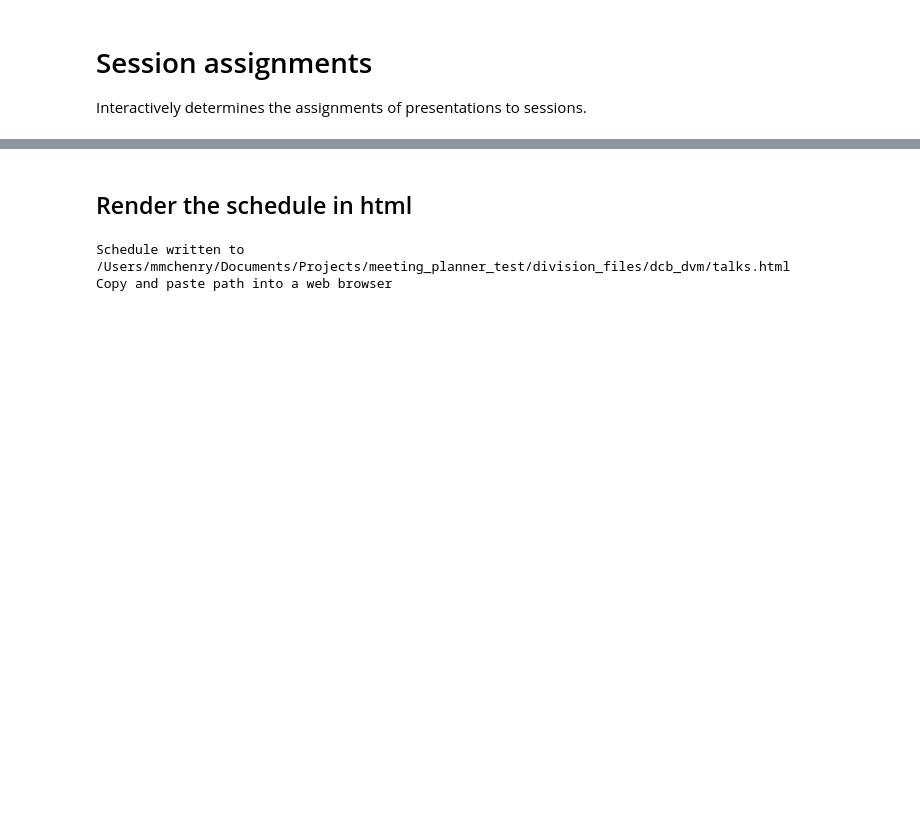
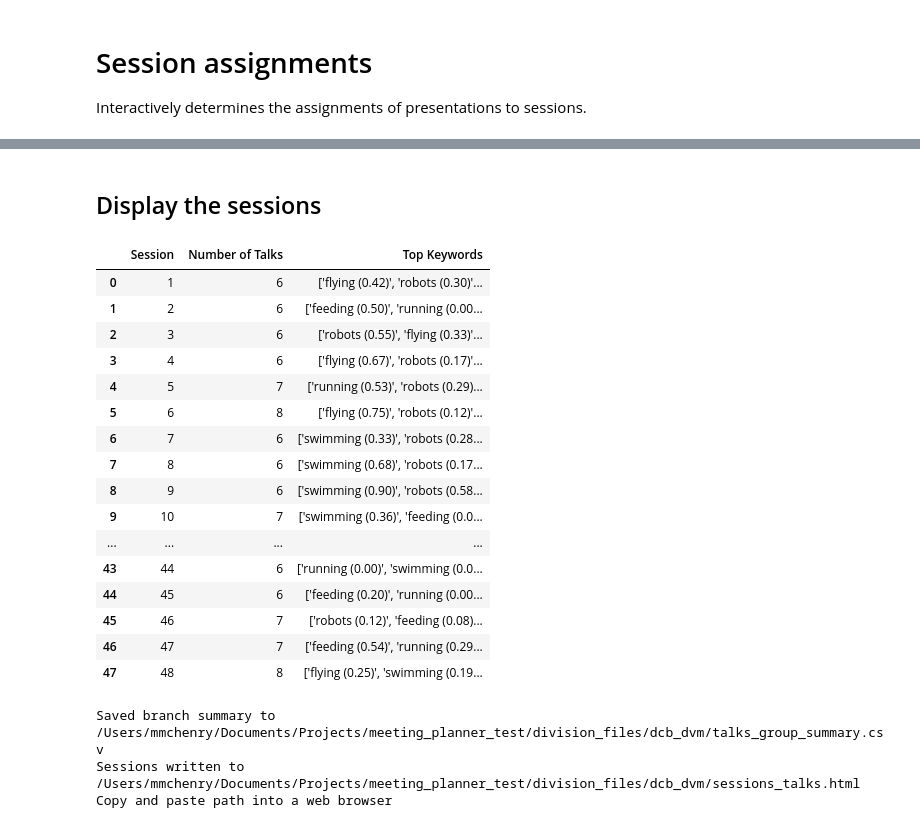
Before and after one commit to mmchenry/conference_planner, a Jupyter notebook: session_planner.ipynb, the cells around one changed output, grey strips where cells are left out. Saved outputs shown, nothing was run; the diff lists cells and outputs as text; code cells hidden in the pictures; blank space fills up the shorter version.

```diff
--- a/session_planner.ipynb
+++ b/session_planner.ipynb
@@ -9,6 +11,10 @@ division = 'dcb_dvm'
 
 # Presentations ('talks' or 'posters')
 presentation_type = 'talks'
+
+# Data type ('keywords' or 'similarity') used in hierarchical clustering
+# data_type = 'keywords'
+data_type = 'similarity'
 
 # Minimum and maximum number of presentations per session
 min_size = 6
@@ -40,16 +46,7 @@ else:
 # Custom packages
 import make_sessions as ms
 import compile_program as cp
-
-# Load abstract data for presentation type
-in_path = os.path.join(data_root,  presentation_type + '_ratings.csv')
-df = pd.read_csv(in_path)
-
-# Clear out any previous assignments and save a copy of the original data
-df['session_num']   = None
-df['talk_num']      = None
-df['major_group']   = None
-df.to_csv(os.path.join(data_root,  presentation_type + '_ratings.csv'), index=False)
+import network_analysis as na
 
 # Adjust table display setting
 pd.set_option('display.max_colwidth', None)
@@ -65,16 +64,18 @@ It is a good idea at this stage to zero out any keywords that are non-essential
 # %%
+# Find the cosine similarity between abstracts, save to _similarity.csv file
+na.calc_similarity(data_root, presentation_type=presentation_type, organization_level='group')
+
 # Run initial clustering
-df, distance_threshold = ms.run_hierarchical(data_root, data_type='similarity', presentation_type=presentation_type, min_size=16)
+Z, distance_threshold = ms.run_hierarchical(data_root,  presentation_type=presentation_type,
+                                            data_type=data_type,min_size=12)
 
 # Summarize the major keywords for each branch
-branch_summ = ms.summarize_branch_keywords(df, df_weights, num_keywords=9)
+ms.summarize_group_keywords(data_root, presentation_type=presentation_type, grouping_level='groups',
+                            num_keywords=9)
 
 # Plot dendrogram
-ms.plot_dendrogram(df, df_weights, distance_threshold)
-
-# Make complete dataframe for the division
-df_full = cp.merge_dataframes(df, data_root)
+ms.plot_dendrogram(Z, distance_threshold)
 
 # Output divisional schedule to html
-cp.list_branches_html(df_full, data_root, presentation_type, branch_summ, include_summary=True)
+cp.render_schedule_html(data_root, presentation_type, grouping_level='groups', include_summary=True)
 # %% [output]
@@ -106,8 +112,29 @@ df_full = cp.merge_dataframes(df, data_root)
-# %% [markdown]
-## Render the schedule in html
-# %%
-# Output divisional schedule to html
-cp.render_div_schedule_html(df_full, df, df_weights, data_root, presentation_type, include_summary=False, num_ratings=8, include_ratings=True)
-# %% [output]
-Schedule written to /Users/mmchenry/Documents/Projects/meeting_planner_test/division_files/dcb_dvm/talks.html
-Copy and paste path into a web browser
+# %% [markdown]
+## Display the sessions
+# %%
+# Summarize the major keywords for each session
+ms.summarize_group_keywords(data_root, presentation_type=presentation_type, grouping_level='session', num_keywords=9)
+
+# Output divisional schedule to html
+cp.render_schedule_html(data_root, presentation_type=presentation_type, grouping_level='sessions', include_summary=True)
+# %% [output]
+|  | Session | Number of Talks | Top Keywords |
+| 0 | 1 | 6 | ['flying (0.42)', 'robots (0.30)'... |
+| 1 | 2 | 6 | ['feeding (0.50)', 'running (0.00... |
+| 2 | 3 | 6 | ['robots (0.55)', 'flying (0.33)'... |
+| 3 | 4 | 6 | ['flying (0.67)', 'robots (0.17)'... |
+| 4 | 5 | 7 | ['running (0.53)', 'robots (0.29)... |
+| 5 | 6 | 8 | ['flying (0.75)', 'robots (0.12)'... |
+| 6 | 7 | 6 | ['swimming (0.33)', 'robots (0.28... |
+| 7 | 8 | 6 | ['swimming (0.68)', 'robots (0.17... |
+| 8 | 9 | 6 | ['swimming (0.90)', 'robots (0.58... |
+| 9 | 10 | 7 | ['swimming (0.36)', 'feeding (0.0... |
+| ... | ... | ... | ... |
+| 43 | 44 | 6 | ['running (0.00)', 'swimming (0.0... |
+| 44 | 45 | 6 | ['feeding (0.20)', 'running (0.00... |
+| 45 | 46 | 7 | ['robots (0.12)', 'feeding (0.08)... |
+| 46 | 47 | 7 | ['feeding (0.54)', 'running (0.29... |
+| 47 | 48 | 8 | ['flying (0.25)', 'swimming (0.19... |
+Saved branch summary to /Users/mmchenry/Documents/Projects/meeting_planner_test/division_files/dcb_dvm/talks_group_summary.csv
+Sessions written to /Users/mmchenry/Documents/Projects/meeting_planner_test/division_files/dcb_dvm/sessions_talks.html
+Copy and paste path into a web browser
```
Also changed, not shown: parts of 8 cells of this notebook, 2 other files.
